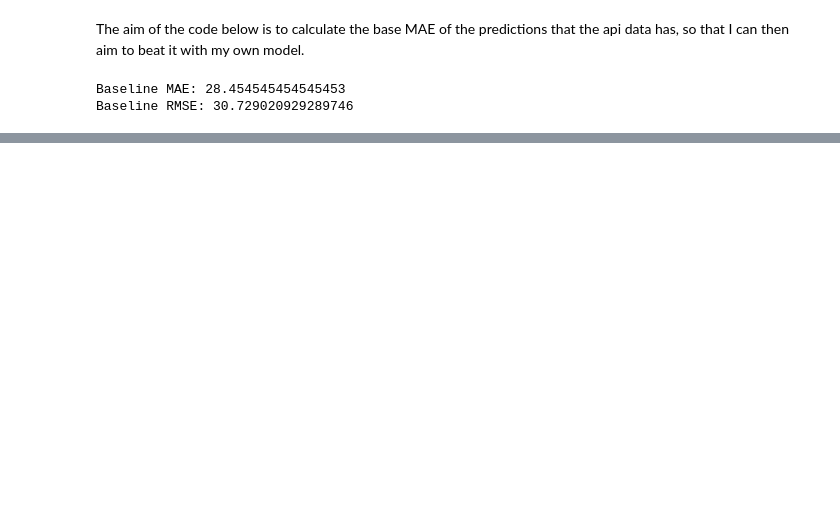
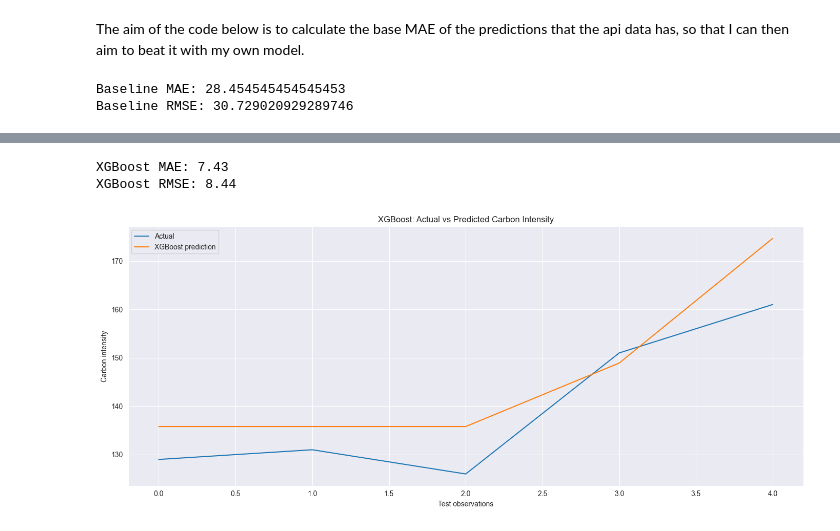
Before and after one commit to Roughmango/neso_dashboard, a Jupyter notebook: notebooks/02_model.ipynb, the cells around one changed output, grey strips where cells are left out. Saved outputs shown, nothing was run; the diff lists cells and outputs as text; code cells hidden in the pictures; blank space fills up the shorter version.

Commit message:
First attempt at XGBoost model

```diff
--- a/notebooks/02_model.ipynb
+++ b/notebooks/02_model.ipynb
@@ -82,0 +139,24 @@ Baseline RMSE: 30.729020929289746
+# %%
+from xgboost import XGBRegressor
+
+model = XGBRegressor(
+    n_estimators=300,
+    max_depth=6,
+    learning_rate=0.05,
+    objective="reg:squarederror",
+    random_state=42
+)
+
+model.fit(
+    X_train,
+    y_train
+)
+
+predictions = model.predict(X_test)
+
+results = pd.DataFrame({
+    "actual": y_test.values,
+    "predicted": predictions
+})
+
+results.head()
@@ -82,0 +170,42 @@ Baseline RMSE: 30.729020929289746
+# %%
+from sklearn.metrics import mean_absolute_error, mean_squared_error
+
+mae = mean_absolute_error(
+    y_test,
+    predictions
+)
+
+rmse = np.sqrt(
+    mean_squared_error(
+        y_test,
+        predictions
+    )
+)
+
+print(f"XGBoost MAE: {mae:.2f}")
+print(f"XGBoost RMSE: {rmse:.2f}")
+# %% [output]
+XGBoost MAE: 7.43
+XGBoost RMSE: 8.44
+# %%
+plt.figure(figsize=(14, 6))
+
+plt.plot(
+    y_test.values,
+    label="Actual"
+)
+
+plt.plot(
+    predictions,
+    label="XGBoost prediction"
+)
+
+plt.xlabel("Test observations")
+plt.ylabel("Carbon intensity")
+plt.title("XGBoost: Actual vs Predicted Carbon Intensity")
+
+plt.legend()
+plt.tight_layout()
+plt.show()
+# %% [output]
+[figure, added]
```
Also changed, not shown: parts of 4 cells of this notebook.
